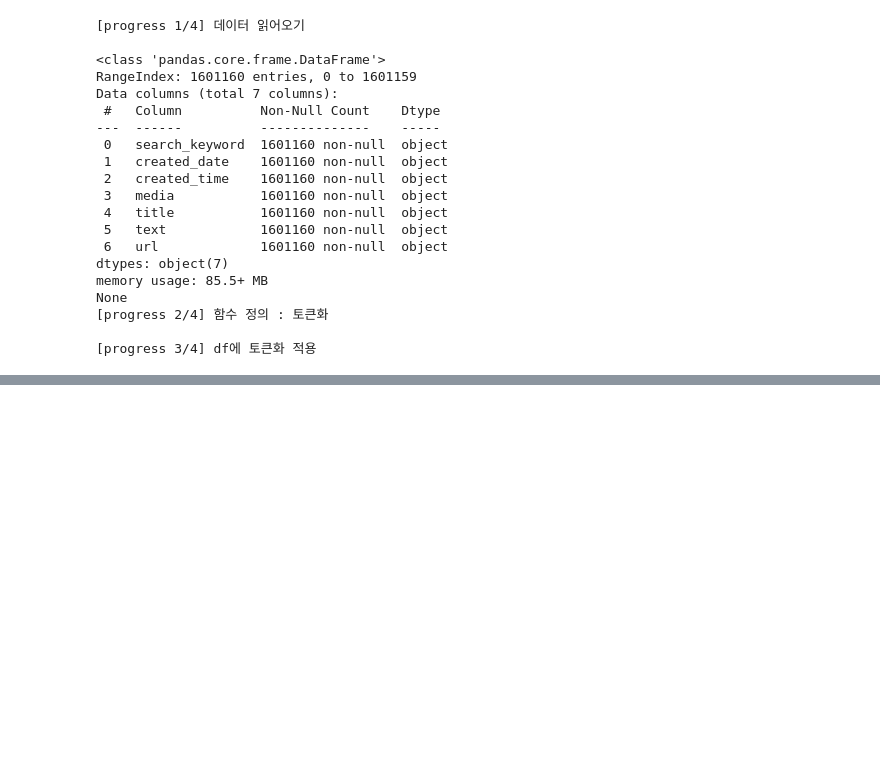
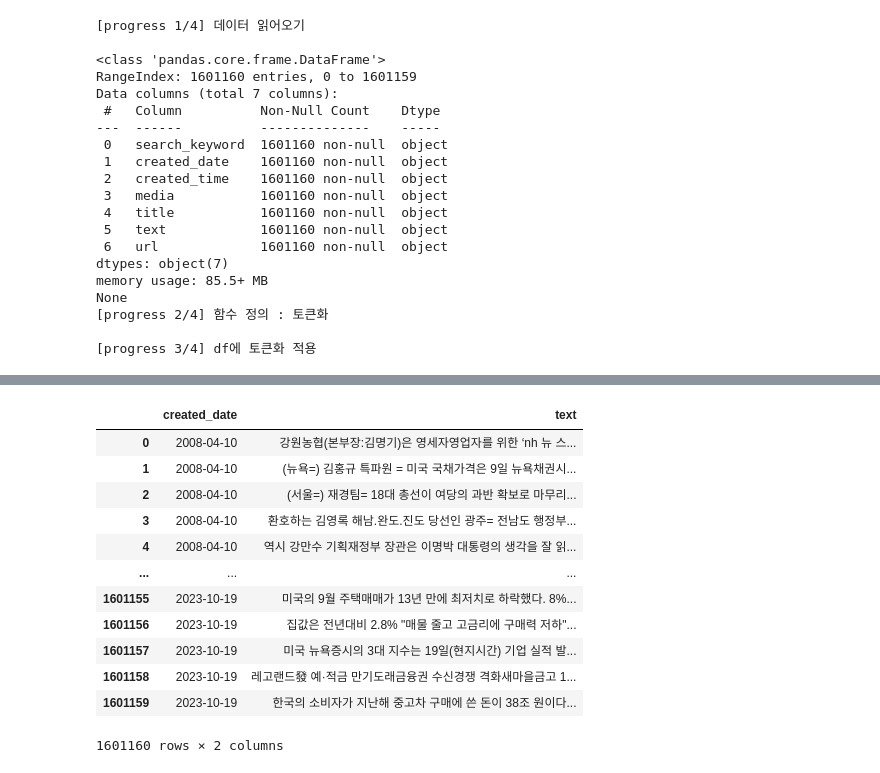
Before and after one commit to Kain7f1/Deciphering-MPB-Minutes, a Jupyter notebook: 2_Preprocessing_Texts/1_News_Articles/4_tokenize.ipynb, the cells around one changed output, grey strips where cells are left out. Drawn from its saved outputs; the diff is of its cells as text; code cells hidden in the pictures; blank space fills up the shorter version.

```diff
--- a/2_Preprocessing_Texts/1_News_Articles/4_tokenize.ipynb
+++ b/2_Preprocessing_Texts/1_News_Articles/4_tokenize.ipynb
@@ -359,0 +377,18 @@ None
+# %%
+columns_to_drop = ['search_keyword', 'created_time', 'media', 'title', 'url']
+df_dropped = df.drop(columns=columns_to_drop, errors='ignore').copy()
+df_dropped
+# %% [output]
+|  | created_date | text |
+| 0 | 2008-04-10 | 강원농협(본부장:김명기)은 영세자영업자를 위한 ‘nh 뉴 스... |
+| 1 | 2008-04-10 | (뉴욕=) 김홍규 특파원 = 미국 국채가격은 9일 뉴욕채권시... |
+| 2 | 2008-04-10 | (서울=) 재경팀= 18대 총선이 여당의 과반 확보로 마무리... |
+| 3 | 2008-04-10 | 환호하는 김영록 해남.완도.진도 당선인 광주= 전남도 행정부... |
+| 4 | 2008-04-10 | 역시 강만수 기획재정부 장관은 이명박 대통령의 생각을 잘 읽... |
+| ... | ... | ... |
+| 1601155 | 2023-10-19 | 미국의 9월 주택매매가 13년 만에 최저치로 하락했다. 8%... |
+| 1601156 | 2023-10-19 | 집값은 전년대비 2.8% "매물 줄고 고금리에 구매력 저하"... |
+| 1601157 | 2023-10-19 | 미국 뉴욕증시의 3대 지수는 19일(현지시간) 기업 실적 발... |
+| 1601158 | 2023-10-19 | 레고랜드發 예·적금 만기도래금융권 수신경쟁 격화새마을금고 1... |
+| 1601159 | 2023-10-19 | 한국의 소비자가 지난해 중고차 구매에 쓴 돈이 38조 원이다... |
+1601160 rows × 2 columns
```
Also changed, not shown: parts of 14 cells of this notebook.
